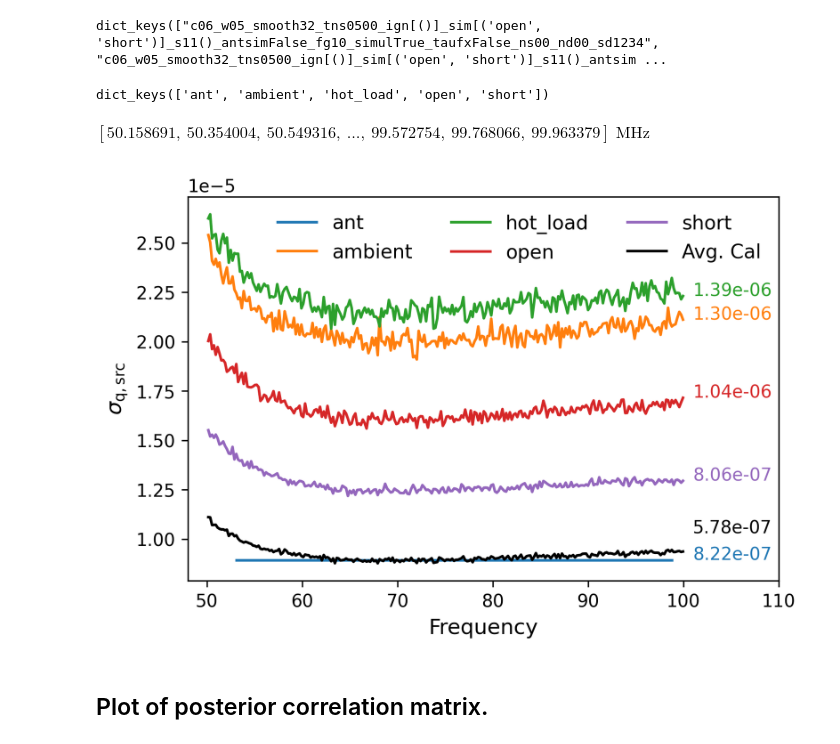
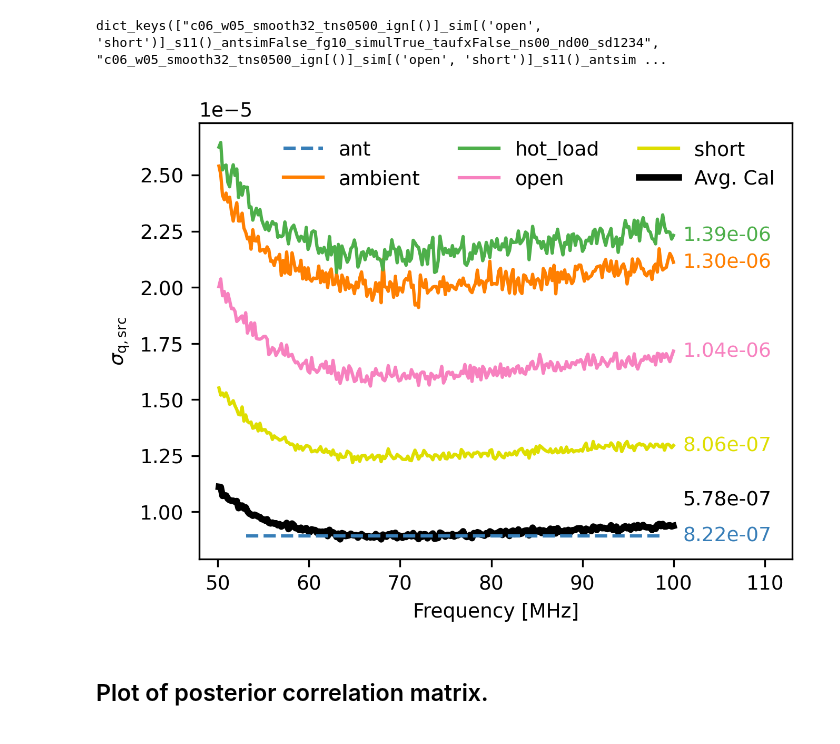
Before and after one commit to edges-collab/bayesian-calibration-paper-code, a Jupyter notebook: sky-data.ipynb, the cells around one changed output. Cells and saved outputs as stored; diff of their text form; code cells hidden in the pictures.

```diff
--- a/sky-data.ipynb
+++ b/sky-data.ipynb
@@ -339,42 +340,36 @@ dict_keys(["c06_w05_smooth32_tns0500_ign[()]_sim[('open', 'short')]_s11()_antsim
 # %%
 kw = mcmc.mcdef.get_kwargs("c06_w05_smooth32_tns0500_ign[()]_sim[('open', 'short')]_s11()_antsimFalse_fg10_simulTrue_taufxFalse_ns00_nd00_sd1234")
 lk = mcmc.mcdef.get_likelihood(**kw)
-# %%
-lk.data['data_variance'].keys()
-# %% [output]
-dict_keys(['ant', 'ambient', 'hot_load', 'open', 'short'])
-# %%
-lk.nwfg_model.freq
-# %% [output]
-$[50.158691,~50.354004,~50.549316,~\dots,~99.572754,~99.768066,~99.963379] \; \mathrm{MHz}$
 # %%
 sm = 0
 n = 0
 s2 = r"$\overline{\sigma^2}$"
 vv = 0
+fig, ax = plt.subplots(1, 1, figsize=(nutl.single_width*1.3, nutl.single_width), constrained_layout=True)
+
 for i, (k, v) in enumerate(lk.data['data_variance'].items()):
     if k == 'ant':
-        plt.plot(lk.nwfg_model.field_freq, np.sqrt(v), label=k)
+        plt.plot(lk.nwfg_model.field_freq, np.sqrt(v), label=k, ls='--', color=nutl.CB_color_cycle[i])
     else:
-        plt.plot(lk.nwfg_model.freq, np.sqrt(v), label=k)
+        plt.plot(lk.nwfg_model.freq, np.sqrt(v), label=k, color=nutl.CB_color_cycle[i])
         vv += v
         sm += np.sum(v)
         n += len(v)
 
-    plt.text(101, np.sqrt(v[-1]), fr"{np.sqrt(np.sum(v))/len(v):1.2e}", color=f"C{i}")
+    plt.text(101, np.sqrt(v[-1]), fr"{np.sqrt(np.sum(v))/len(v):1.2e}", color=nutl.CB_color_cycle[i], verticalalignment='center')
 
-plt.plot(lk.nwfg_model.freq, np.sqrt(vv)/4, label="Avg. Cal", color='k')
+plt.plot(lk.nwfg_model.freq, np.sqrt(vv)/4, label="Avg. Cal", color='k', lw=3, zorder=-1)
 
 plt.text(101, 1.03e-5, f"{np.sqrt(sm)/n:1.2e}")
-plt.xlim(48, 110)
-plt.xlabel("Frequency")
+plt.xlim(48, 113)
+plt.xlabel("Frequency [MHz]")
 plt.ylabel(r"$\sigma_{\rm q, src}$")
 
 plt.legend(ncol=3, frameon=False)
 
 plt.savefig("plots/comparative_uncertainty.pdf")
 # %% [output]
-[figure, old version]
+[figure, new version]
 # %% [markdown]
 ## Plot of posterior correlation matrix.
 # %%
```
Also changed, not shown: parts of 8 cells of this notebook, 3 other files.
